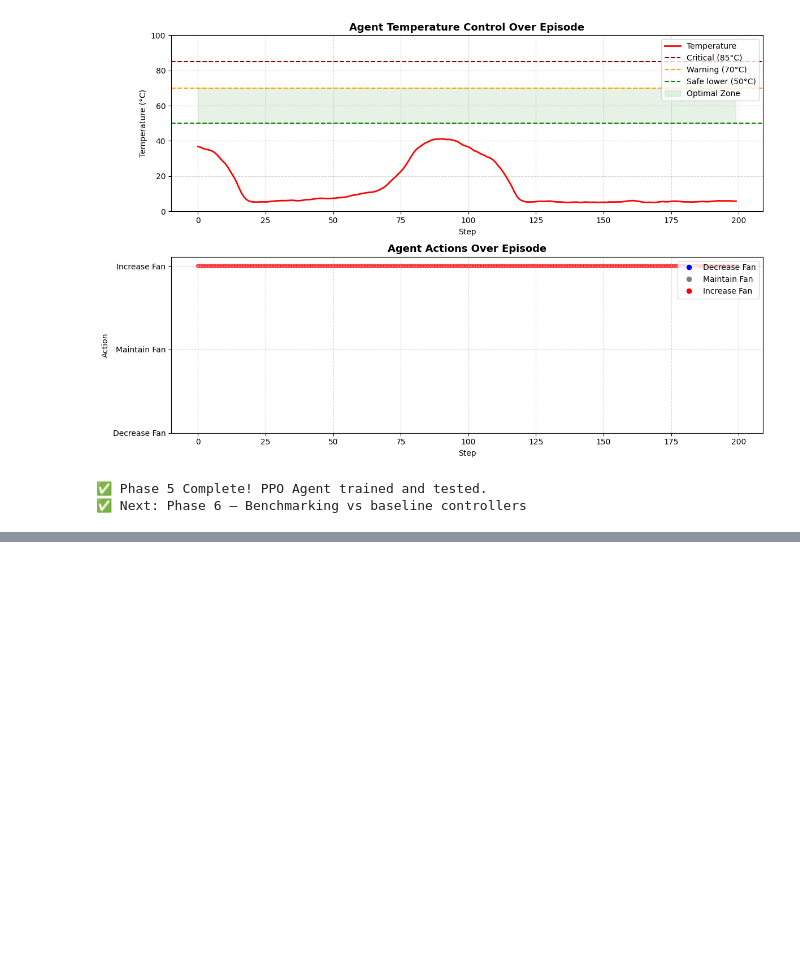
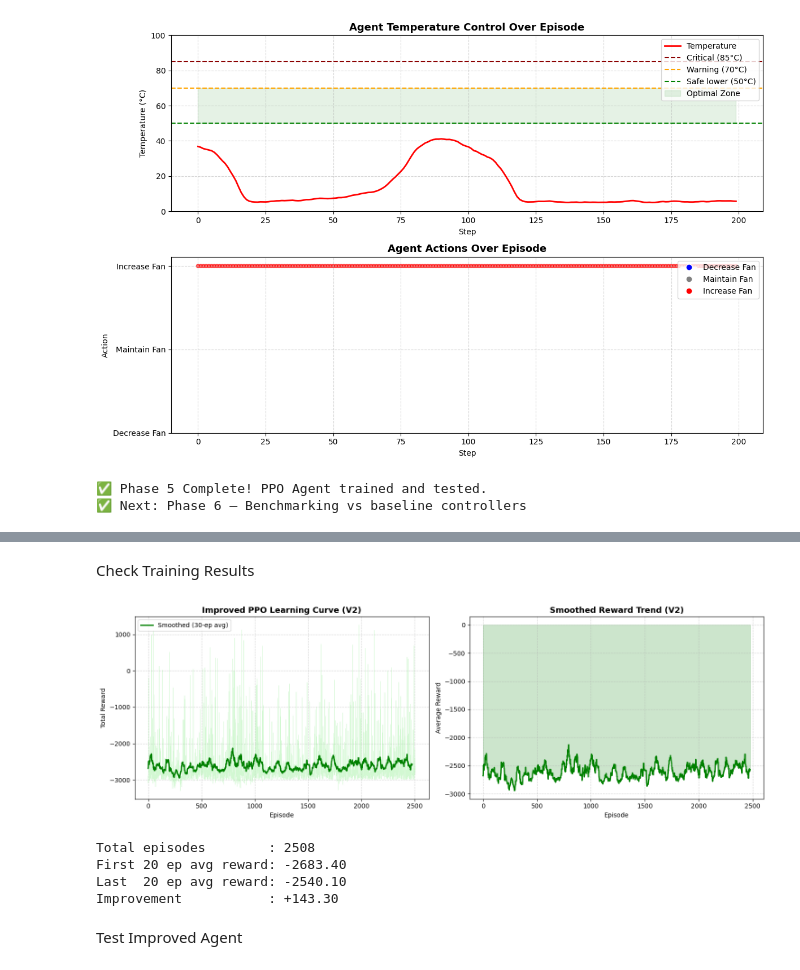
Before and after one commit to DilshanWMP/DRL-laptop-thermal-management, a Jupyter notebook: DRL_laptop_thermal_management.ipynb, the cells around one changed output, grey strips where cells are left out. Drawn from its saved outputs; the diff is of its cells as text; code cells hidden in the pictures; blank space fills up the shorter version.

Commit message:
Phase 5: PPO DRL agent training with custom Gym environment

```diff
--- a/DRL_laptop_thermal_management.ipynb
+++ b/DRL_laptop_thermal_management.ipynb
@@ -1268,0 +1459,47 @@ print("✅ Next: Phase 6 — Benchmarking vs baseline controllers")
+# %% [markdown]
+ Check Training Results
+# %%
+# ============================================
+# PLOT IMPROVED LEARNING CURVE
+# ============================================
+
+rewards_v2 = callback_v2.episode_rewards
+
+def moving_average(data, window=20):
+    return np.convolve(data, np.ones(window)/window, mode='valid')
+
+smoothed_v2 = moving_average(rewards_v2, window=30)
+
+fig, axes = plt.subplots(1, 2, figsize=(15, 5))
+
+axes[0].plot(rewards_v2, color='lightgreen', alpha=0.4, linewidth=0.5)
+axes[0].plot(smoothed_v2, color='green', linewidth=2, label='Smoothed (30-ep avg)')
+axes[0].set_title('Improved PPO Learning Curve (V2)', fontsize=13, fontweight='bold')
+axes[0].set_xlabel('Episode')
+axes[0].set_ylabel('Total Reward')
+axes[0].legend()
+axes[0].grid(True, linestyle='--', alpha=0.5)
+
+axes[1].plot(smoothed_v2, color='green', linewidth=2)
+axes[1].fill_between(range(len(smoothed_v2)), smoothed_v2,
+                     alpha=0.2, color='green')
+axes[1].set_title('Smoothed Reward Trend (V2)', fontsize=13, fontweight='bold')
+axes[1].set_xlabel('Episode')
+axes[1].set_ylabel('Average Reward')
+axes[1].grid(True, linestyle='--', alpha=0.5)
+
+plt.tight_layout()
+plt.show()
+
+print(f"Total episodes        : {len(rewards_v2)}")
+print(f"First 20 ep avg reward: {np.mean(rewards_v2[:20]):.2f}")
+print(f"Last  20 ep avg reward: {np.mean(rewards_v2[-20:]):.2f}")
+print(f"Improvement           : {np.mean(rewards_v2[-20:]) - np.mean(rewards_v2[:20]):+.2f}")
+# %% [output]
+[figure, added]
+Total episodes        : 2508
+First 20 ep avg reward: -2683.40
+Last  20 ep avg reward: -2540.10
+Improvement           : +143.30
+# %% [markdown]
+Test Improved Agent
```
Also changed, not shown: parts of 7 cells of this notebook.
